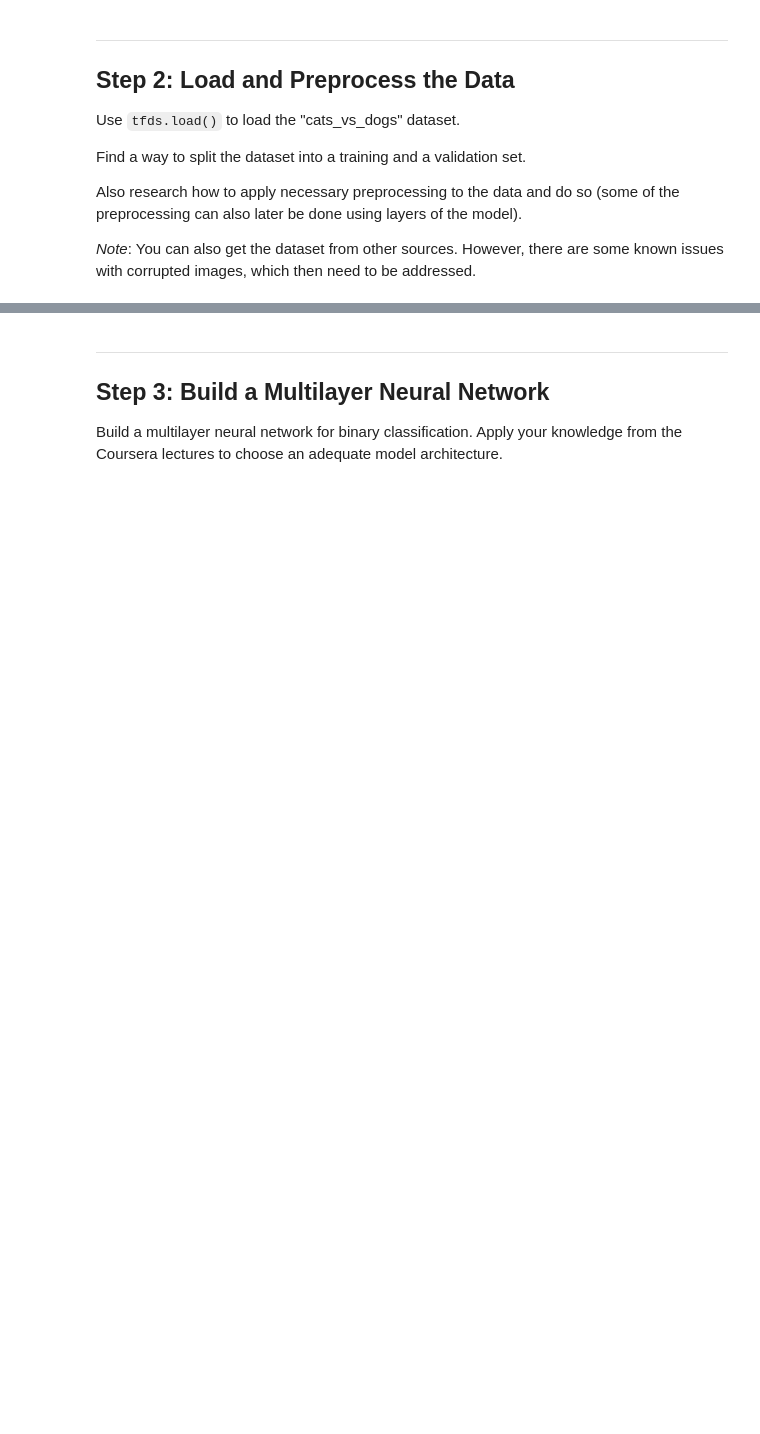
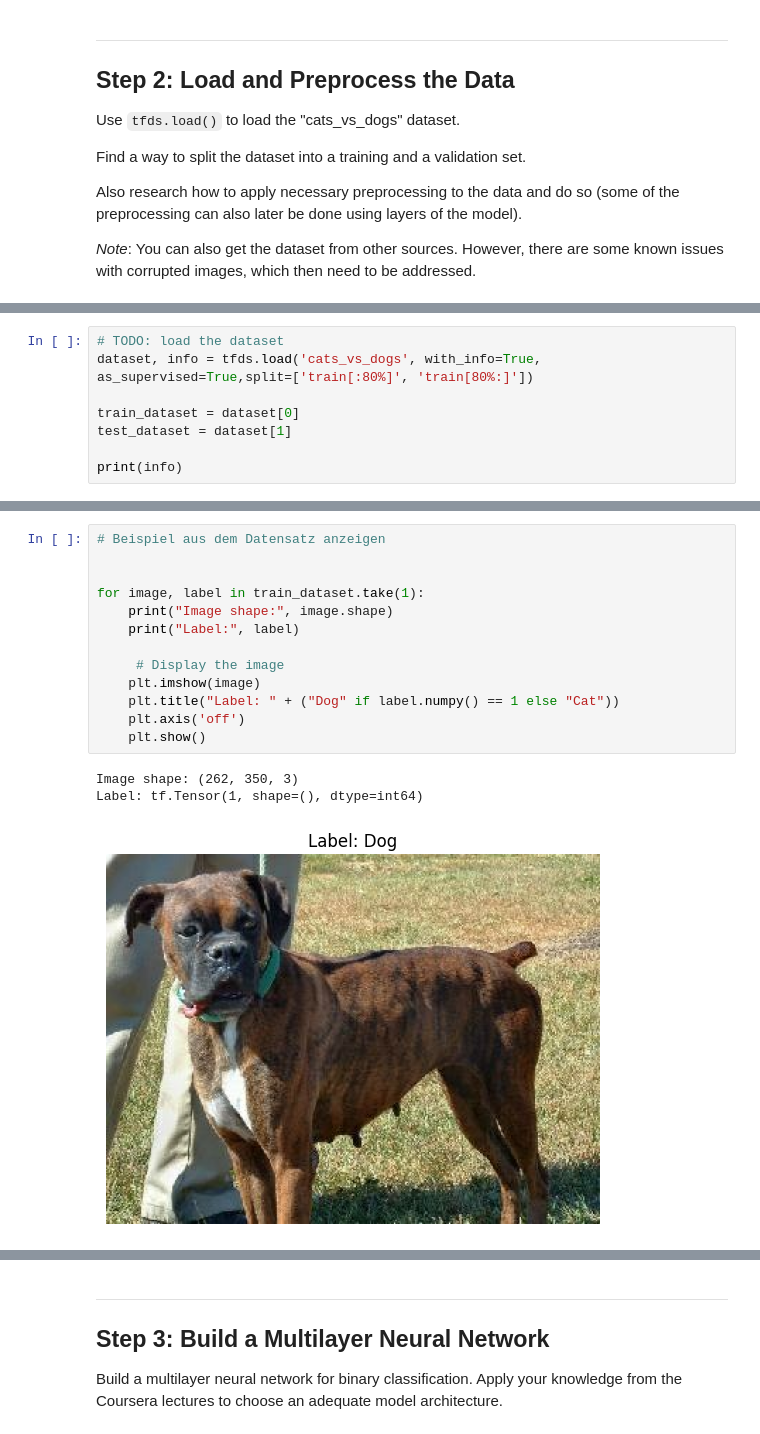
Before and after one commit to bglemser/Diatom, a Jupyter notebook: 5_Assignments/Week2_Notebook1_Cats_and_Dogs.ipynb, the cells around one changed output, grey strips where cells are left out. Cells and saved outputs as stored; diff of their text form; blank space fills up the shorter version.

```diff
--- a/5_Assignments/Week2_Notebook1_Cats_and_Dogs.ipynb
+++ b/5_Assignments/Week2_Notebook1_Cats_and_Dogs.ipynb
@@ -36,0 +36,8 @@ Also research how to apply necessary preprocessing to the data and do so (some o
+# %%
+# TODO: load the dataset
+dataset, info = tfds.load('cats_vs_dogs', with_info=True, as_supervised=True,split=['train[:80%]', 'train[80%:]'])
+
+train_dataset = dataset[0]
+test_dataset = dataset[1]
+
+print(info)
@@ -36,0 +62,17 @@ Also research how to apply necessary preprocessing to the data and do so (some o
+# %%
+# Beispiel aus dem Datensatz anzeigen
+
+
+for image, label in train_dataset.take(1):
+    print("Image shape:", image.shape)
+    print("Label:", label)
+
+     # Display the image
+    plt.imshow(image)
+    plt.title("Label: " + ("Dog" if label.numpy() == 1 else "Cat"))
+    plt.axis('off')
+    plt.show()
+# %% [output]
+Image shape: (262, 350, 3)
+Label: tf.Tensor(1, shape=(), dtype=int64)
+[figure, added]
```
Also changed, not shown: parts of 10 cells of this notebook, 4 other files.
